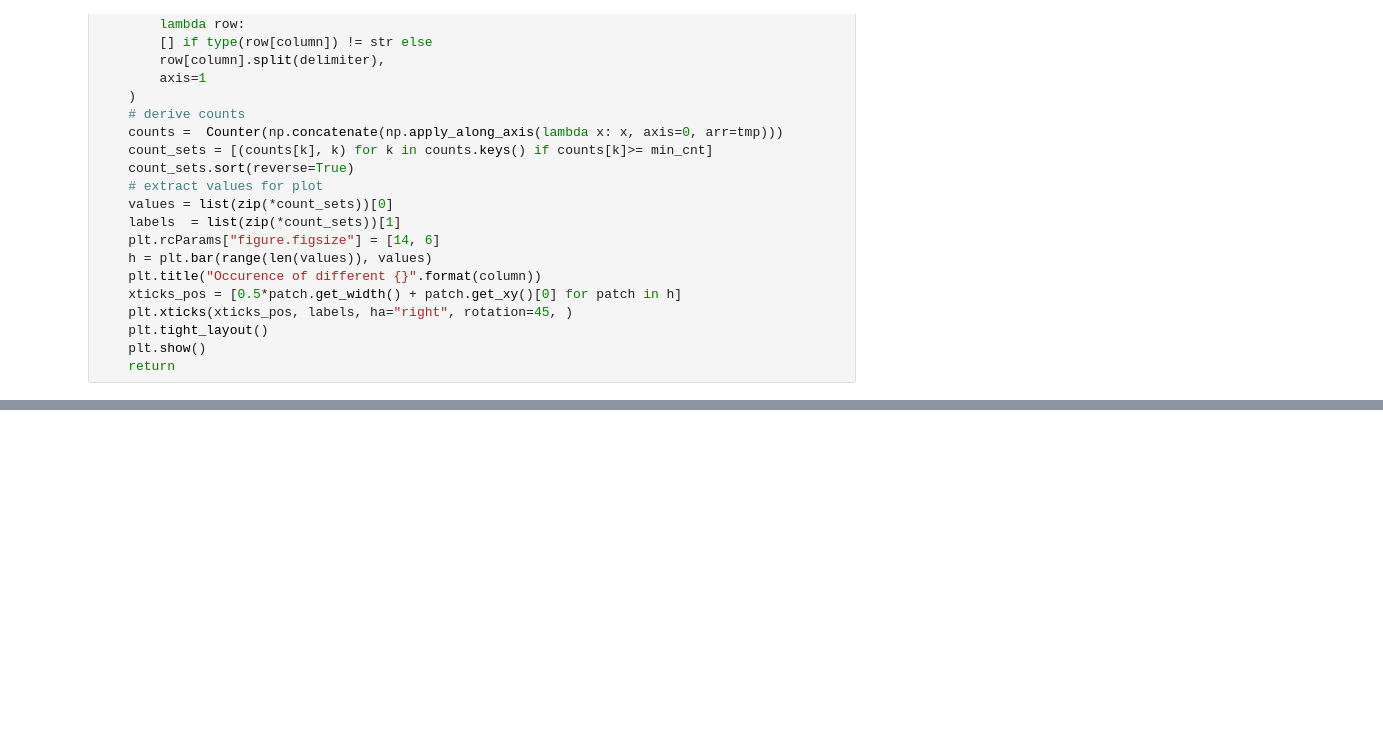
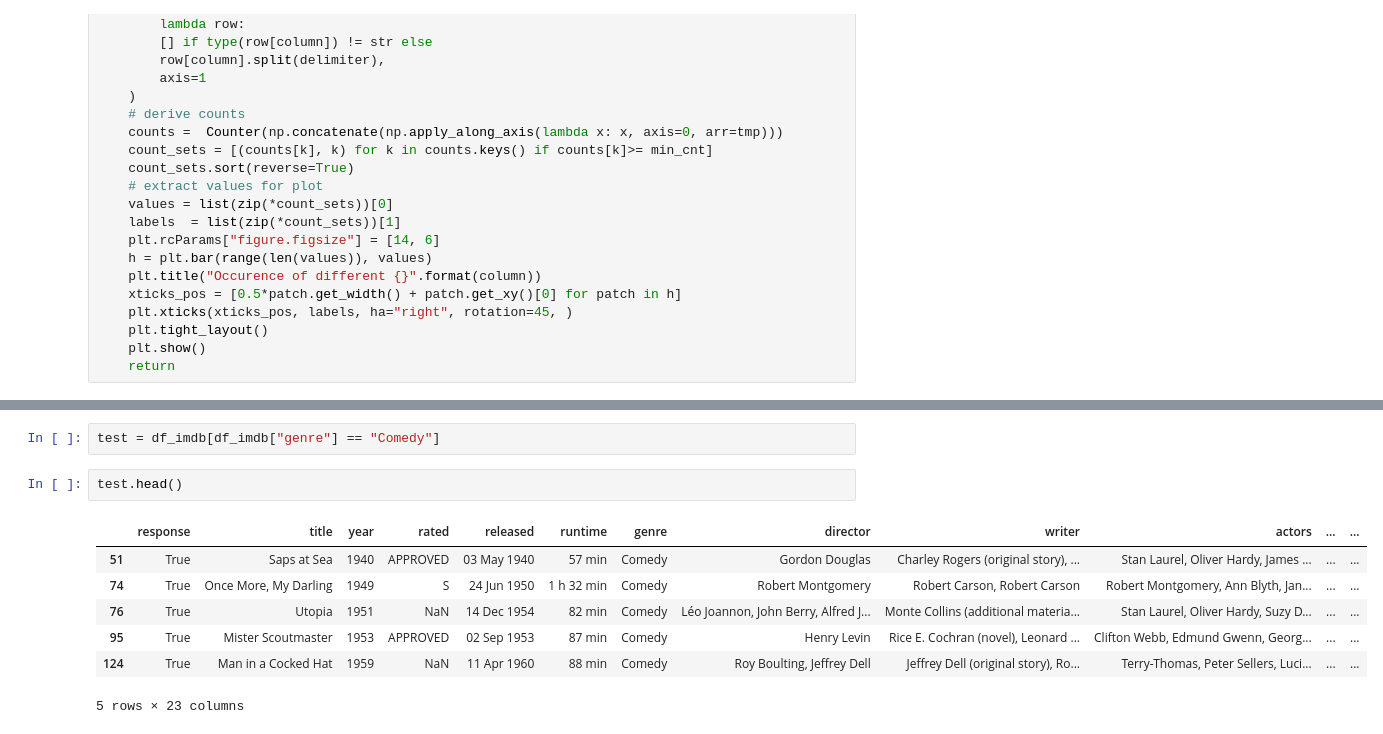
Before and after one commit to JoshuaGoerner/AppleSilverLords, a Jupyter notebook: notebooks/This is where the magic happens.ipynb, the cells around one changed output, grey strips where cells are left out. Cells and saved outputs as stored; diff of their text form; blank space fills up the shorter version.

```diff
--- a/notebooks/This is where the magic happens.ipynb
+++ b/notebooks/This is where the magic happens.ipynb
@@ -423,0 +454,12 @@ def plot_score_per_items(df, column, items, col_score="rating", col_id="imdb_id"
+# %%
+test = df_imdb[df_imdb["genre"] == "Comedy"]
+# %%
+test.head()
+# %% [output]
+|  | ﻿response | title | year | rated | released | runtime | genre | director | writer | actors | ... | ... |
+| 51 | True | Saps at Sea | 1940 | APPROVED | 03 May 1940 | 57 min | Comedy | Gordon Douglas | Charley Rogers (original story), ... | Stan Laurel, Oliver Hardy, James ... | ... | ... |
+| 74 | True | Once More, My Darling | 1949 | S | 24 Jun 1950 | 1 h 32 min | Comedy | Robert Montgomery | Robert Carson, Robert Carson | Robert Montgomery, Ann Blyth, Jan... | ... | ... |
+| 76 | True | Utopia | 1951 | NaN | 14 Dec 1954 | 82 min | Comedy | Léo Joannon, John Berry, Alfred J... | Monte Collins (additional materia... | Stan Laurel, Oliver Hardy, Suzy D... | ... | ... |
+| 95 | True | Mister Scoutmaster | 1953 | APPROVED | 02 Sep 1953 | 87 min | Comedy | Henry Levin | Rice E. Cochran (novel), Leonard ... | Clifton Webb, Edmund Gwenn, Georg... | ... | ... |
+| 124 | True | Man in a Cocked Hat | 1959 | NaN | 11 Apr 1960 | 88 min | Comedy | Roy Boulting, Jeffrey Dell | Jeffrey Dell (original story), Ro... | Terry-Thomas, Peter Sellers, Luci... | ... | ... |
+5 rows × 23 columns
```
Also changed, not shown: parts of 14 cells of this notebook, 1 other file.
